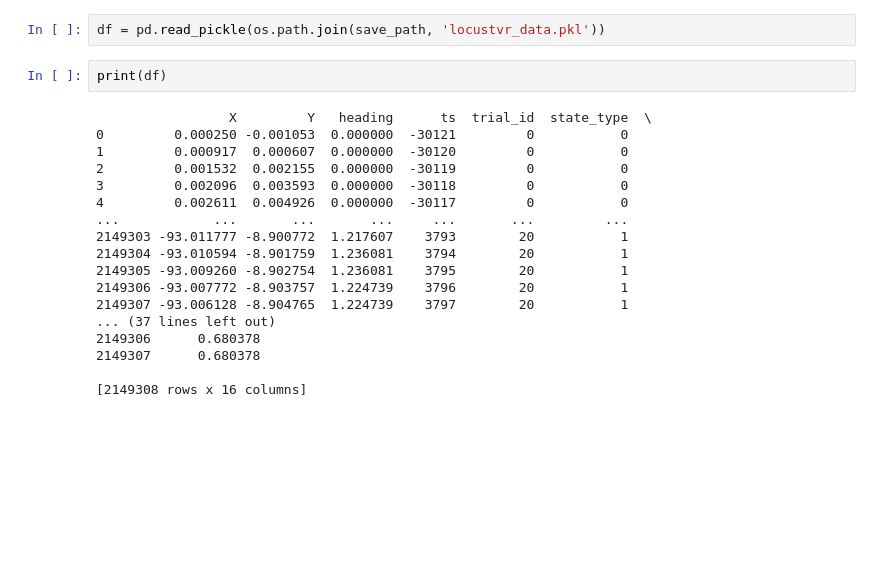
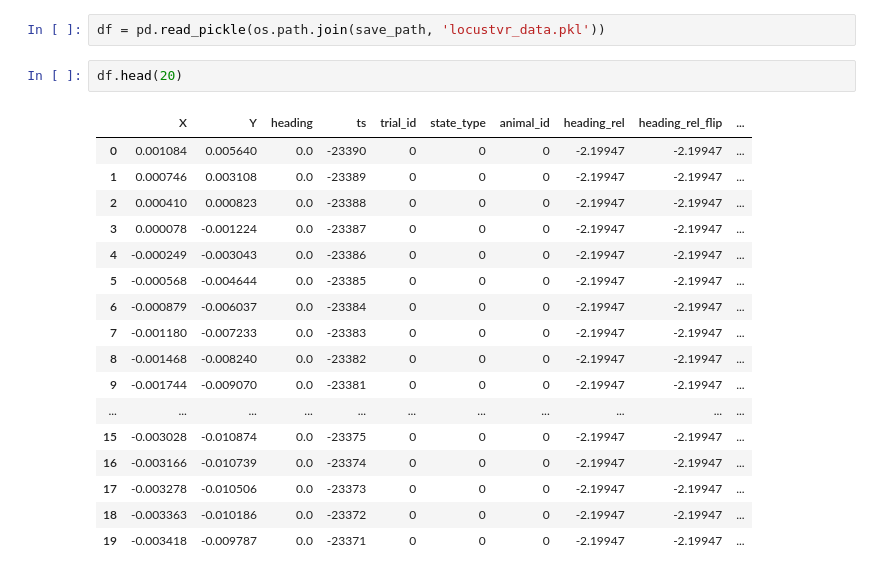
Before and after one commit to chiyu1203/UnityDataAnalysis, a Jupyter notebook: locustVR_data_preparation.ipynb, the cells around one changed output. Saved outputs shown, nothing was run; the diff lists cells and outputs as text; blank space fills up the shorter version.

```diff
--- a/locustVR_data_preparation.ipynb
+++ b/locustVR_data_preparation.ipynb
@@ -166,26 +168,26 @@ if save_pickle:
 ### 2. Load data
 # %%
 df = pd.read_pickle(os.path.join(save_path, 'locustvr_data.pkl'))
-# %%
-print(df)
-# %% [output]
-                 X         Y   heading      ts  trial_id  state_type  \
-0         0.000250 -0.001053  0.000000  -30121         0           0
-1         0.000917  0.000607  0.000000  -30120         0           0
-2         0.001532  0.002155  0.000000  -30119         0           0
-3         0.002096  0.003593  0.000000  -30118         0           0
-4         0.002611  0.004926  0.000000  -30117         0           0
-...            ...       ...       ...     ...       ...         ...
-2149303 -93.011777 -8.900772  1.217607    3793        20           1
-2149304 -93.010594 -8.901759  1.236081    3794        20           1
-2149305 -93.009260 -8.902754  1.236081    3795        20           1
-2149306 -93.007772 -8.903757  1.224739    3796        20           1
-2149307 -93.006128 -8.904765  1.224739    3797        20           1
-... (37 lines left out)
-2149306      0.680378
-2149307      0.680378
-
-[2149308 rows x 16 columns]
+# %%
+df.head(20)
+# %% [output]
+|  | X | Y | heading | ts | trial_id | state_type | animal_id | heading_rel | heading_rel_flip | ... |
+| 0 | 0.001084 | 0.005640 | 0.0 | -23390 | 0 | 0 | 0 | -2.19947 | -2.19947 | ... |
+| 1 | 0.000746 | 0.003108 | 0.0 | -23389 | 0 | 0 | 0 | -2.19947 | -2.19947 | ... |
+| 2 | 0.000410 | 0.000823 | 0.0 | -23388 | 0 | 0 | 0 | -2.19947 | -2.19947 | ... |
+| 3 | 0.000078 | -0.001224 | 0.0 | -23387 | 0 | 0 | 0 | -2.19947 | -2.19947 | ... |
+| 4 | -0.000249 | -0.003043 | 0.0 | -23386 | 0 | 0 | 0 | -2.19947 | -2.19947 | ... |
+| 5 | -0.000568 | -0.004644 | 0.0 | -23385 | 0 | 0 | 0 | -2.19947 | -2.19947 | ... |
+| 6 | -0.000879 | -0.006037 | 0.0 | -23384 | 0 | 0 | 0 | -2.19947 | -2.19947 | ... |
+| 7 | -0.001180 | -0.007233 | 0.0 | -23383 | 0 | 0 | 0 | -2.19947 | -2.19947 | ... |
+| 8 | -0.001468 | -0.008240 | 0.0 | -23382 | 0 | 0 | 0 | -2.19947 | -2.19947 | ... |
+| 9 | -0.001744 | -0.009070 | 0.0 | -23381 | 0 | 0 | 0 | -2.19947 | -2.19947 | ... |
+| ... | ... | ... | ... | ... | ... | ... | ... | ... | ... | ... |
+| 15 | -0.003028 | -0.010874 | 0.0 | -23375 | 0 | 0 | 0 | -2.19947 | -2.19947 | ... |
+| 16 | -0.003166 | -0.010739 | 0.0 | -23374 | 0 | 0 | 0 | -2.19947 | -2.19947 | ... |
+| 17 | -0.003278 | -0.010506 | 0.0 | -23373 | 0 | 0 | 0 | -2.19947 | -2.19947 | ... |
+| 18 | -0.003363 | -0.010186 | 0.0 | -23372 | 0 | 0 | 0 | -2.19947 | -2.19947 | ... |
+| 19 | -0.003418 | -0.009787 | 0.0 | -23371 | 0 | 0 | 0 | -2.19947 | -2.19947 | ... |
 # %%
 grouped = df.groupby("animal_id")["trial_id"].agg(["max", "nunique"])
 print(grouped)
```
Also changed, not shown: parts of 5 cells of this notebook, 4 other files.
